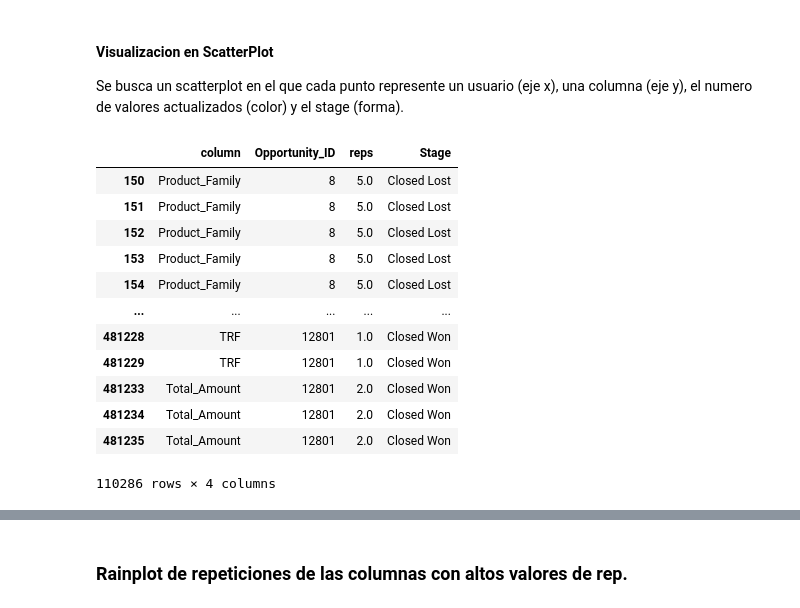
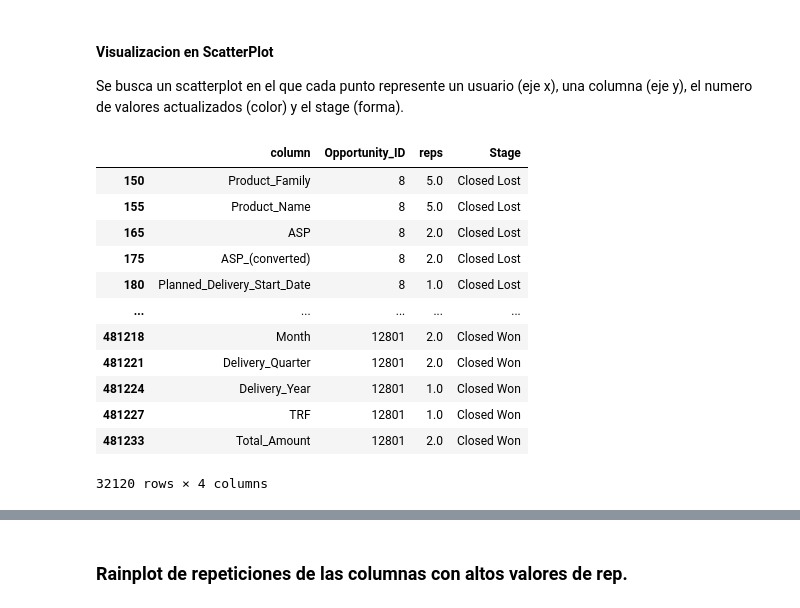
Before and after one commit to fede-alt/datos_2c2020_tp1, a Jupyter notebook: Pruebas/Pruebas_Tomi.ipynb, the cells around one changed output, grey strips where cells are left out. Cells and saved outputs as stored; diff of their text form; code cells hidden in the pictures.

Commit message:
Mas Plots

```diff
--- a/Pruebas/Pruebas_Tomi.ipynb
+++ b/Pruebas/Pruebas_Tomi.ipynb
@@ -373,0 +404,36 @@ Distribución de Estimated_Delivery_Date histórica
+# %%
+print("Distribución de Estimated_Delivery_Date en el año por trimestres")
+
+quarters_won = pd.to_numeric(won.dt.quarter).dropna().value_counts().sort_index()
+quarters_lost = pd.to_numeric(lost.dt.quarter).dropna().value_counts().sort_index()
+
+fig, ax = plt.subplots()
+ax.axis('equal')
+width = 0.3
+
+cm = plt.get_cmap("tab20c")
+cout = cm(np.arange(3)*4)
+data = [x+y for x,y in zip(quarters_won,quarters_lost)]
+pie, _ = ax.pie(data, radius=1, labels=list("1234"), colors=cout)
+plt.setp( pie, width=width, edgecolor='white')
+
+data = []
+for x,y in zip(quarters_won,quarters_lost):
+    data.append(x)
+    data.append(y)
+data
+
+cin = cm(np.array([1,2,5,6,9,10]))
+labels_int = ["Won","Lost","Won","Lost","Won","Lost","Won","Lost"]
+
+pie2, _ = ax.pie(data, radius=1-width, labels=labels_int,
+                                      labeldistance=0.7, colors=cin)
+plt.setp( pie2, width=width, edgecolor='white')
+plt.show()
+
+
+#sns.kdeplot(pd.to_numeric(won.dt.quarter).dropna(),color="green",fill=True, alpha=.25,linewidth=0.3)
+#sns.kdeplot(pd.to_numeric(lost.dt.quarter).dropna(),color="red",fill=True, alpha=.25,linewidth=0.3)
+
+#plt.legend(["Closed Won","Closed Lost"])
+#plt.show()
@@ -374,12 +486,14 @@ Distribución de Estimated_Delivery_Date histórica
 # %% [markdown]
 # Conociendo un poco más el set
 # %%
-grouped = df.groupby("Pricing, Delivery_Terms_Approved").agg({"Stage":"value_counts"}).unstack().reset_index()
+df["Pricing, Delivery_Terms_Approved"] = df["Pricing, Delivery_Terms_Approved"].astype(bool)
+grouped = df.groupby("Pricing, Delivery_Terms_Approved").agg({"Stage":"value_counts"})
 
+grouped = grouped.rename(columns= {"Stage":"count"}).unstack().reset_index()
 new_columns = ["Pricing","Closed Lost", "Closed Won", "Negotiation", "Proposal", "Qualification"]
 
-grouped.columns = new_columns
-grouped
+#grouped.columns = new_columns
+grouped.index
 # %% [output]
 TypeError: cannot insert an item into a CategoricalIndex that is not already an existing category
 # %%
@@ -547,20 +725,21 @@ Se busca un scatterplot en el que cada punto represente un usuario (eje x), una
 # %%
 to_plot = ColumnActivityByOp.unstack().to_frame().reset_index()
 to_plot = pd.merge(to_plot,df.loc[:,["Opportunity_ID","Stage"]],on = "Opportunity_ID", how = "inner")
 to_plot = to_plot.rename(columns={"level_0":"column",0:"reps"})
 to_plot = to_plot.loc[to_plot["column"].isin(columnValuesByOp.index)]
+to_plot.drop_duplicates(inplace=True)
 to_plot
 # %% [output]
 |  | column | Opportunity_ID | reps | Stage |
 | 150 | Product_Family | 8 | 5.0 | Closed Lost |
-| 151 | Product_Family | 8 | 5.0 | Closed Lost |
-| 152 | Product_Family | 8 | 5.0 | Closed Lost |
-| 153 | Product_Family | 8 | 5.0 | Closed Lost |
-| 154 | Product_Family | 8 | 5.0 | Closed Lost |
+| 155 | Product_Name | 8 | 5.0 | Closed Lost |
+| 165 | ASP | 8 | 2.0 | Closed Lost |
+| 175 | ASP_(converted) | 8 | 2.0 | Closed Lost |
+| 180 | Planned_Delivery_Start_Date | 8 | 1.0 | Closed Lost |
 | ... | ... | ... | ... | ... |
-| 481228 | TRF | 12801 | 1.0 | Closed Won |
-| 481229 | TRF | 12801 | 1.0 | Closed Won |
+| 481218 | Month | 12801 | 2.0 | Closed Won |
+| 481221 | Delivery_Quarter | 12801 | 2.0 | Closed Won |
+| 481224 | Delivery_Year | 12801 | 1.0 | Closed Won |
+| 481227 | TRF | 12801 | 1.0 | Closed Won |
 | 481233 | Total_Amount | 12801 | 2.0 | Closed Won |
-| 481234 | Total_Amount | 12801 | 2.0 | Closed Won |
-| 481235 | Total_Amount | 12801 | 2.0 | Closed Won |
-110286 rows × 4 columns
+32120 rows × 4 columns
```
Also changed, not shown: parts of 62 cells of this notebook, 6 other files.
